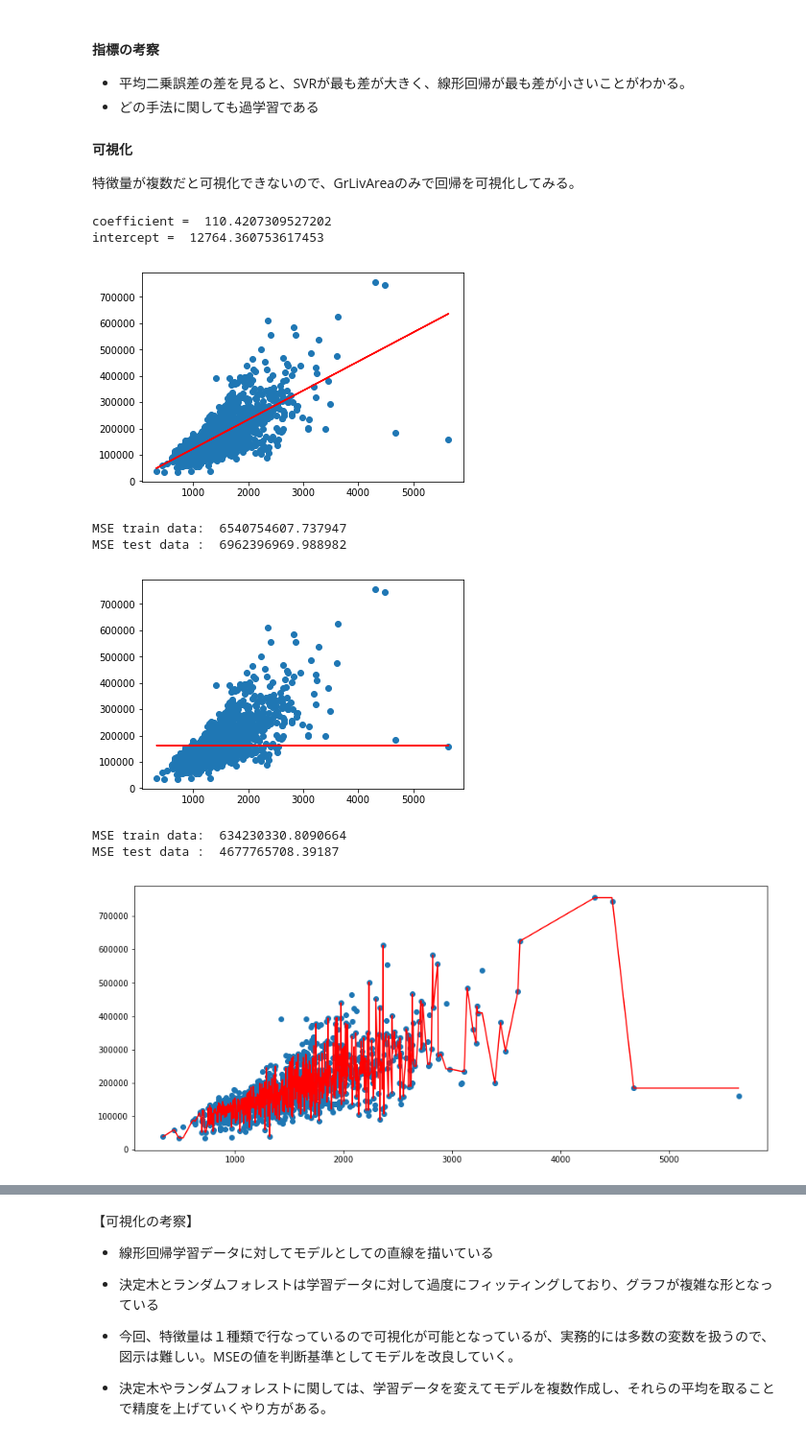
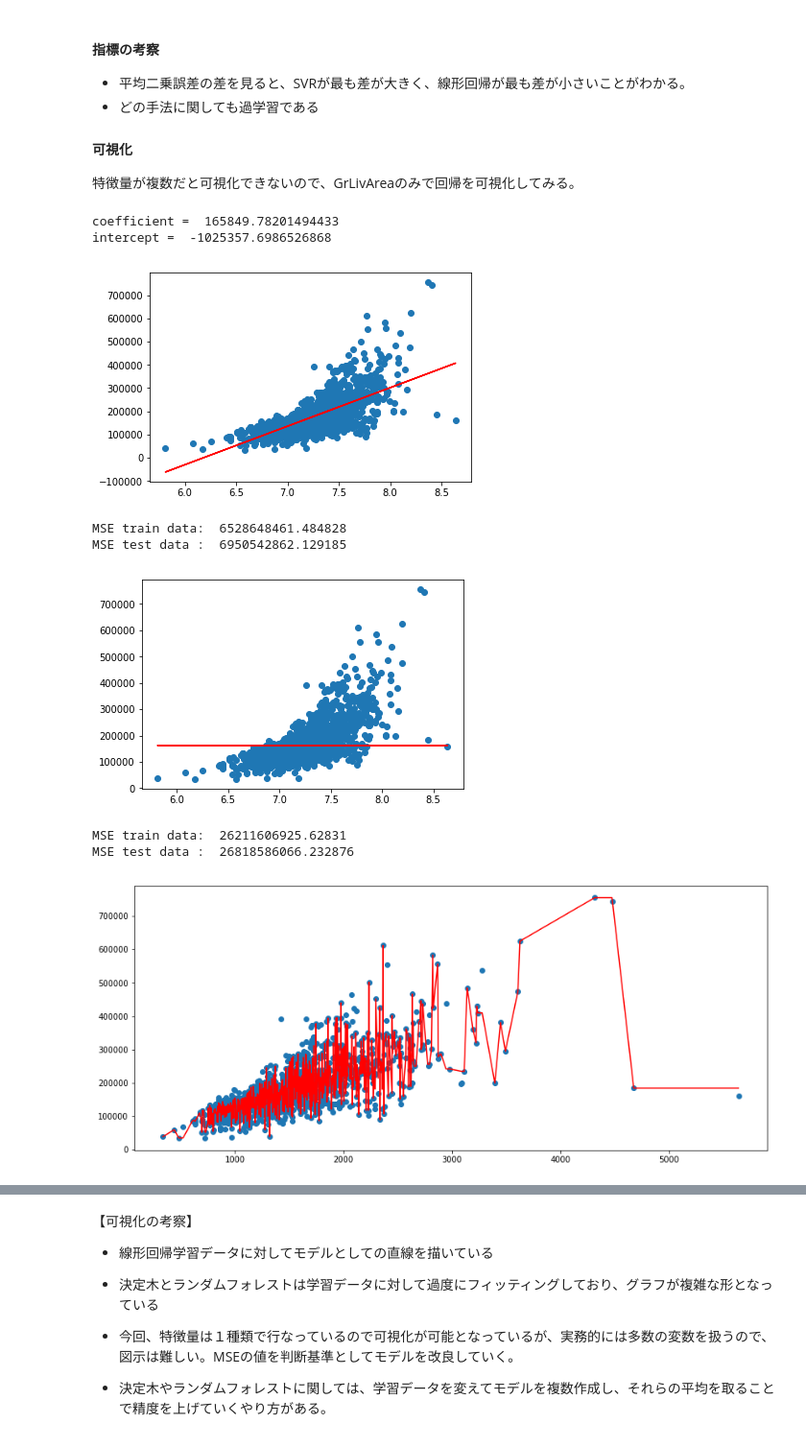
Before and after one commit to ishizucat/diveintocode-ml, a Jupyter notebook: week4_prework2.ipynb, the cells around one changed output, grey strips where cells are left out. Shown: that part at 96% size. Saved outputs shown, nothing was run; the diff lists cells and outputs as text; code cells hidden in the pictures.

```diff
--- a/week4_prework2.ipynb
+++ b/week4_prework2.ipynb
@@ -231,28 +241,28 @@ y = df["SalePrice"].values
 
 (X1_train, X1_test, y_train, y_test) = train_test_split(X1, y, test_size=0.25, random_state=0,) #シードも設定しておく
 
-sc1 = StandardScaler()
-sc1.fit(X1_train)
-X1_train_sc = sc1.transform(X1_train)
-X1_test_sc = sc1.transform(X1_test)
+#sc1 = StandardScaler()
+#sc1.fit(X1_train)
+X1_train_sc = np.log(X1_train)
+X1_test_sc = np.log(X1_test)
 # %%
 reg1 = LinearRegression()
-reg1.fit(X1_train, y_train)
+reg1.fit(X1_train_sc, y_train)
 
 print('coefficient = ', reg1.coef_[0]) # 説明変数の係数を出力
 print('intercept = ', reg1.intercept_) # 切片を出力
 
-plt.scatter(X1, y)
-plt.plot(X1, reg1.predict(X1), color="r")
+plt.scatter(np.log(X1), y)
+plt.plot(np.log(X1), reg1.predict(np.log(X1)), color="r")
 plt.show()
 # %% [output]
-coefficient =  110.4207309527202
-intercept =  12764.360753617453
+coefficient =  165849.78201494433
+intercept =  -1025357.6986526868
-[figure, old version]
+[figure, new version]
 # %%
 #SVR
 svr1 = SVR()
-svr1.fit(X1_train, y_train)
+svr1.fit(X1_train_sc, y_train)
 
 y1_train_pred = svr1.predict(X1_train_sc) # 学習データに対する目的変数を予測
 y1_pred = svr1.predict(X1_test_sc)   # 検証データに対する目的変数を予測
@@ -261,20 +271,20 @@ print('MSE train data: ', mean_squared_error(y_train, y1_train_pred)) # 学習
 print('MSE test data : ', mean_squared_error(y_test, y1_pred))         # 検証データを用いたときの平均二乗誤差を出力
 
 #作図
-plt.scatter(X1, y)
-plt.plot(X1, svr1.predict(X1), color="r")
+plt.scatter(np.log(X1), y)
+plt.plot(np.log(X1), svr1.predict(np.log(X1)), color="r")
 plt.show()
 # %% [output]
-MSE train data:  6540754607.737947
-MSE test data :  6962396969.988982
+MSE train data:  6528648461.484828
+MSE test data :  6950542862.129185
-[figure, old version]
+[figure, new version]
 # %%
 #DecisionTreeRegressor
 dtr1 = DecisionTreeRegressor()
 dtr1.fit(X1_train, y_train)
 
-y1_train_pred = dtr1.predict(X1_train) # 学習データに対する目的変数を予測
-y1_pred = dtr1.predict(X1_test)   # 検証データに対する目的変数を予測
+y1_train_pred = dtr1.predict(X1_train_sc) # 学習データに対する目的変数を予測
+y1_pred = dtr1.predict(X1_test_sc)   # 検証データに対する目的変数を予測
 
 print('MSE train data: ', mean_squared_error(y_train, y1_train_pred)) # 学習データを用いたときの平均二乗誤差を出力
 print('MSE test data : ', mean_squared_error(y_test, y1_pred))         # 検証データを用いたときの平均二乗誤差を出力
@@ -289,8 +299,8 @@ plt.scatter(X1[sort_idx], y[sort_idx])
 plt.plot(X1[sort_idx], dtr1.predict(X1[sort_idx]), color="r")
 plt.show()
 # %% [output]
-MSE train data:  634230330.8090664
-MSE test data :  4677765708.39187
+MSE train data:  26211606925.62831
+MSE test data :  26818586066.232876
 [figure]
 # %%
 #RandomForestRegressor
```
Also changed, not shown: parts of 10 cells of this notebook.
